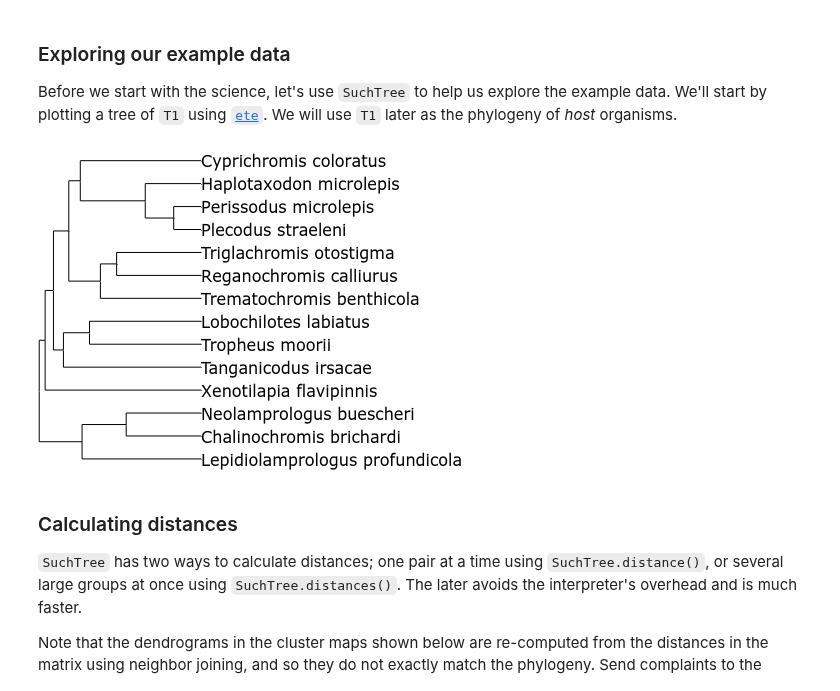
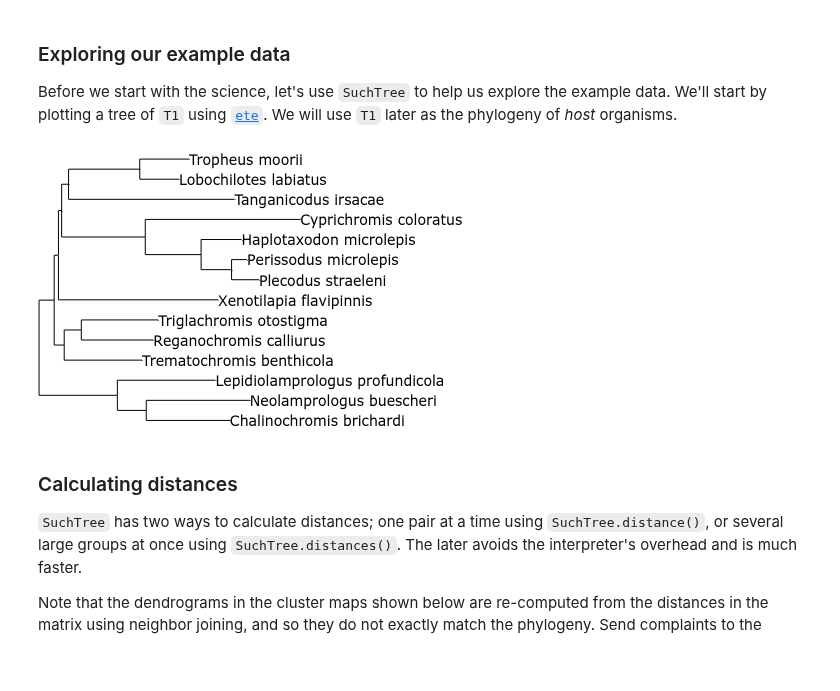
Before and after one commit to ryneches/SuchTree, a Jupyter notebook: example_2.ipynb, the cells around one changed output. Cells and saved outputs as stored; diff of their text form; code cells hidden in the pictures; blank space fills up the shorter version.

```diff
--- a/example_2.ipynb
+++ b/example_2.ipynb
@@ -23,31 +22,31 @@ We will use `T1` later as the phylogeny of *host* organisms.
 # %%
 from ete2 import Tree, TreeStyle, NodeStyle, TextFace
 from numpy import linspace
 
 ts = TreeStyle()
 ts.mode = 'r'
 ts.show_leaf_name = True
 ts.branch_vertical_margin = 2
-ts.scale = 10
+ts.scale = 1000
 ts.show_leaf_name = False
 ts.show_scale = False
 
 nstyle = NodeStyle()
 nstyle['size'] = 0
 
-ete_tree = Tree( 'SuchTree/tests/test.tree' )
+ete_tree = Tree( '../fishpoo/mcgee_trimmed.tree' )
 
 for node in ete_tree.traverse() :
     node.set_style(nstyle)
     if node.is_leaf :
         tf = TextFace( node.name.replace('_',' ').replace('\'','') )
         tf.fsize = 10
         tf.hz_align = 100
         node.add_face( tf, 0 )
 
 ete_tree.render("%%inline", w=120, units="mm", tree_style=ts)
 # %% [output]
-[figure, old version]
+[figure, new version]
 # %% [markdown]
 ### Calculating distances
 
```
Also changed, not shown: parts of 49 cells of this notebook, 2 other files.
